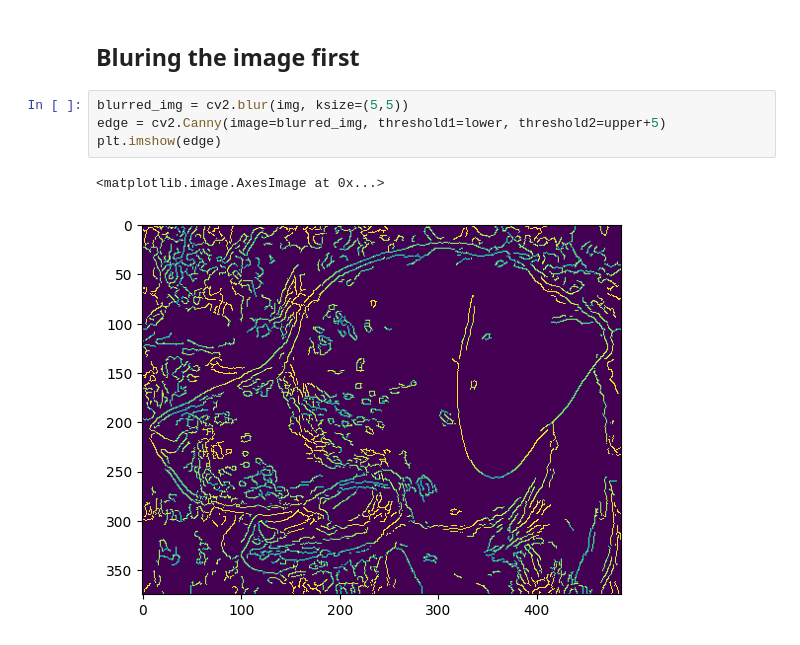
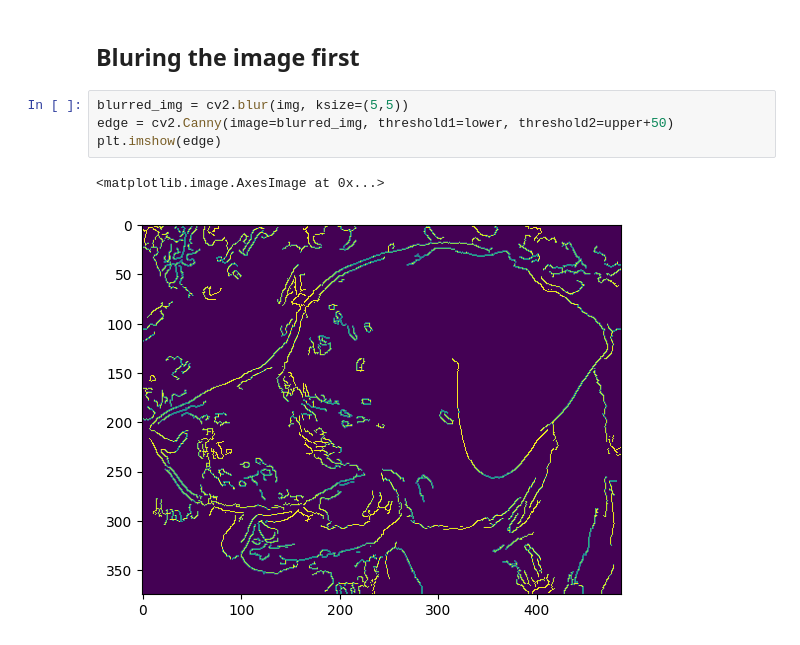
Before and after one commit to amh4/computer-vision, a Jupyter notebook: edge_detection.ipynb, the cells around one changed output. Saved outputs shown, nothing was run; the diff lists cells and outputs as text.

```diff
--- a/edge_detection.ipynb
+++ b/edge_detection.ipynb
@@ -36,8 +36,8 @@ plt.imshow(edge)
 ## Bluring the image first
 # %%
 blurred_img = cv2.blur(img, ksize=(5,5))
-edge = cv2.Canny(image=blurred_img, threshold1=lower, threshold2=upper+5)
+edge = cv2.Canny(image=blurred_img, threshold1=lower, threshold2=upper+50)
 plt.imshow(edge)
 # %% [output]
 <matplotlib.image.AxesImage at 0x...>
-[figure, old version]
+[figure, new version]
```
Also changed, not shown: 1 other file.
